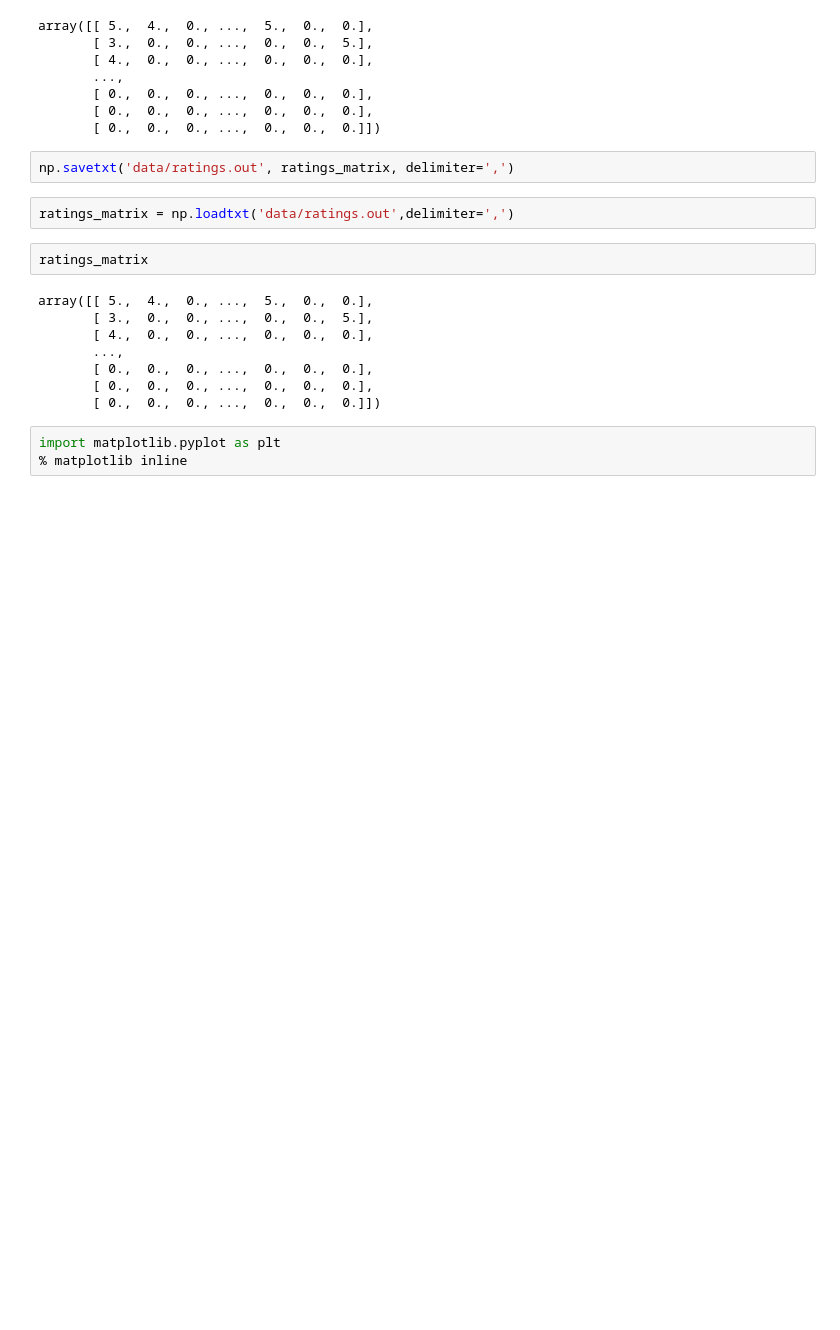
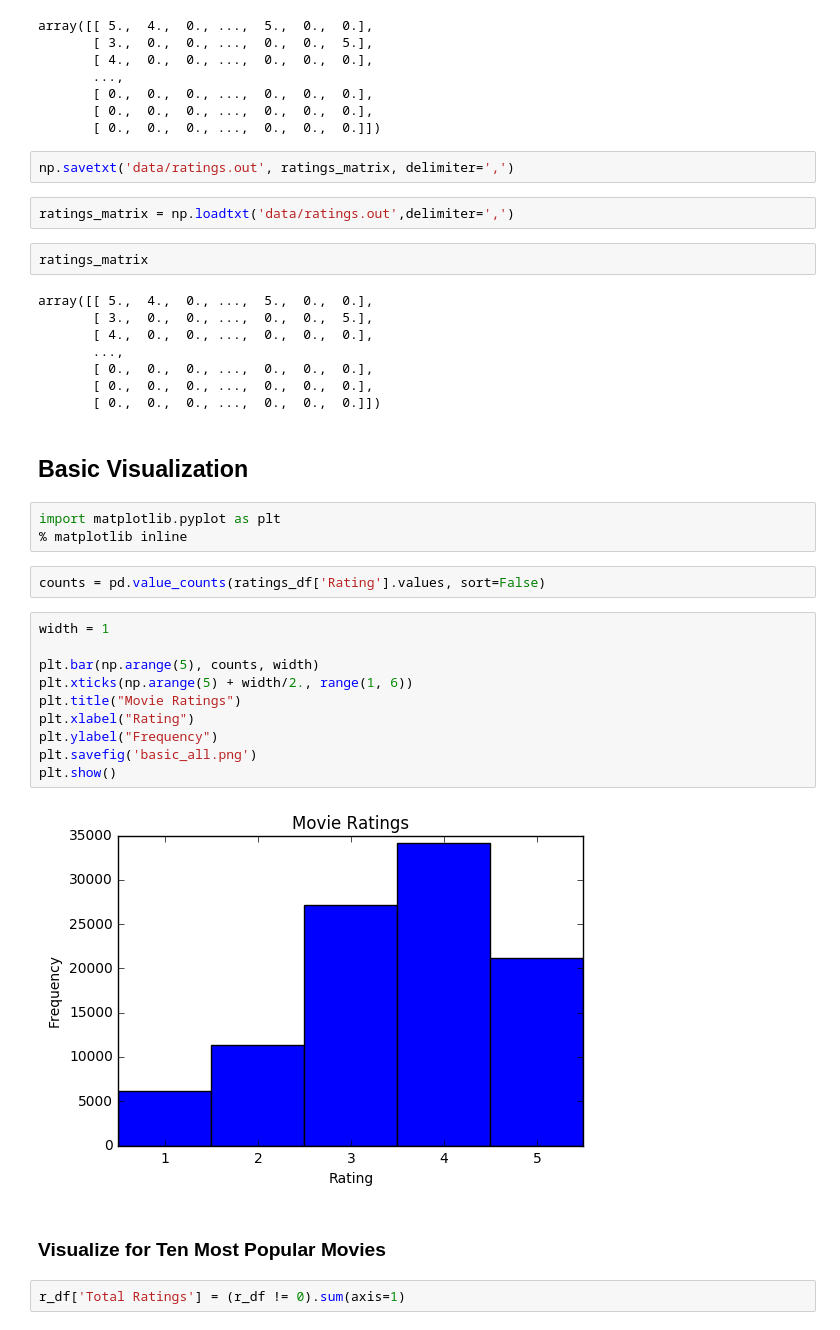
Before and after one commit to jxihong/cs155-movie-latent-factors, a Jupyter notebook: basic_visualization.ipynb, the cells around one changed output. Cells and saved outputs as stored; diff of their text form; blank space fills up the shorter version.

Commit message:
Basic Visualization

```diff
--- a/basic_visualization.ipynb
+++ b/basic_visualization.ipynb
@@ -93,6 +84,26 @@ array([[ 5.,  4.,  0., ...,  5.,  0.,  0.],
        [ 0.,  0.,  0., ...,  0.,  0.,  0.],
        [ 0.,  0.,  0., ...,  0.,  0.,  0.],
        [ 0.,  0.,  0., ...,  0.,  0.,  0.]])
+# %% [markdown]
+## Basic Visualization
 # %%
 import matplotlib.pyplot as plt
 % matplotlib inline
+# %%
+counts = pd.value_counts(ratings_df['Rating'].values, sort=False)
+# %%
+width = 1
+
+plt.bar(np.arange(5), counts, width)
+plt.xticks(np.arange(5) + width/2., range(1, 6))
+plt.title("Movie Ratings")
+plt.xlabel("Rating")
+plt.ylabel("Frequency")
+plt.savefig('basic_all.png')
+plt.show()
+# %% [output]
+[figure, added]
+# %% [markdown]
+### Visualize for Ten Most Popular Movies
+# %%
+r_df['Total Ratings'] = (r_df != 0).sum(axis=1)
```
Also changed, not shown: parts of 28 cells of this notebook, 7 other files.
